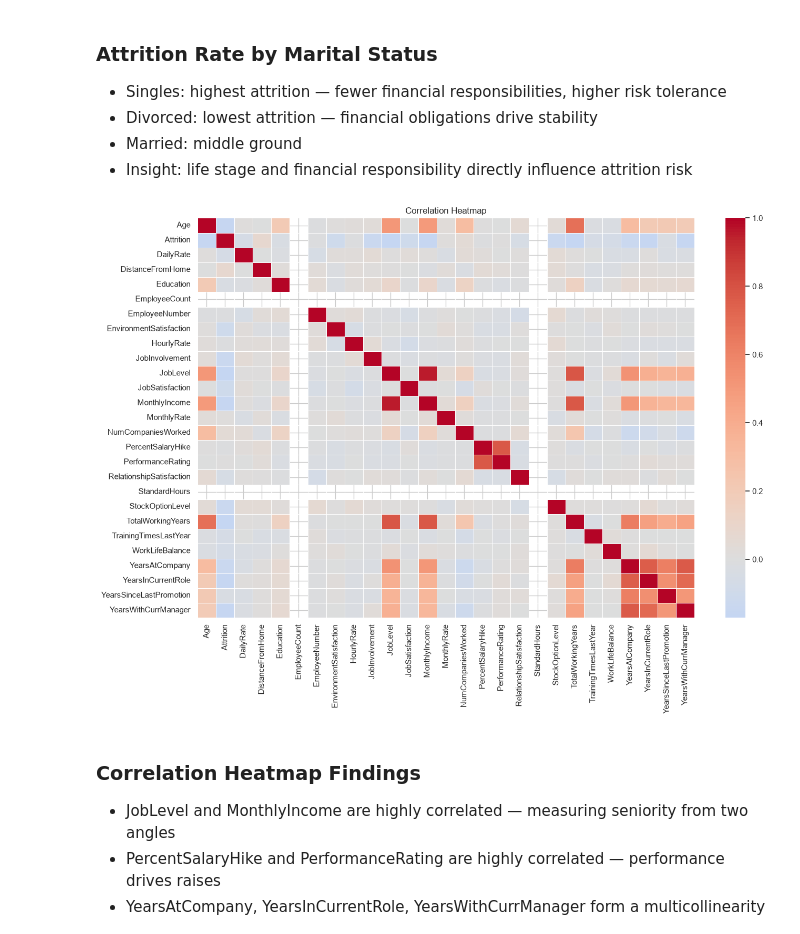
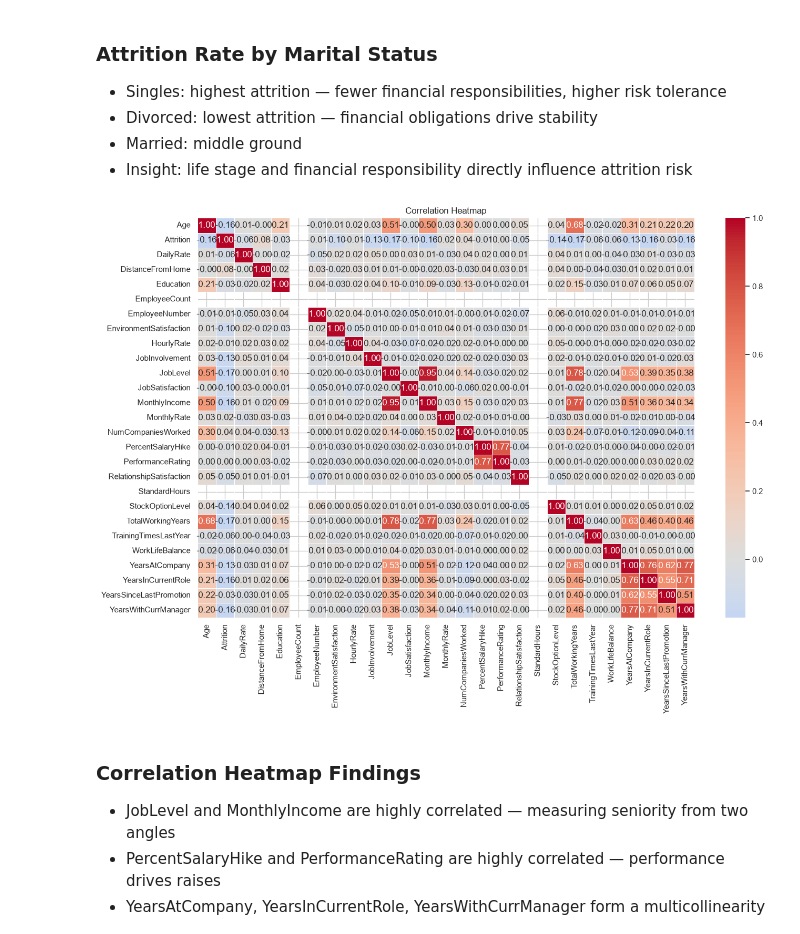
Before and after one commit to TheOnlyUnknown/IBM-HR-attrition-eda, a Jupyter notebook: IBM_HR_Attrition_EDA.ipynb, the cells around one changed output. Drawn from its saved outputs; the diff is of its cells as text; code cells hidden in the pictures.

```diff
--- a/IBM_HR_Attrition_EDA.ipynb
+++ b/IBM_HR_Attrition_EDA.ipynb
@@ -366,17 +371,17 @@ plt.show()
 # %%
 plt.figure(figsize=(14, 10))
 sns.heatmap(df.corr(numeric_only=True),
-            #annot=True,
+            annot=True,
             fmt='.2f',
             cmap='coolwarm',
             center=0,
             linewidths=0.5
            )
 plt.title('Correlation Heatmap')
 plt.tight_layout()
 plt.show()
 # %% [output]
-[figure, old version]
+[figure, new version]
 # %% [markdown]
 ### Correlation Heatmap Findings
 - JobLevel and MonthlyIncome are highly correlated — measuring seniority from two angles
```
Also changed, not shown: parts of 12 cells of this notebook.
